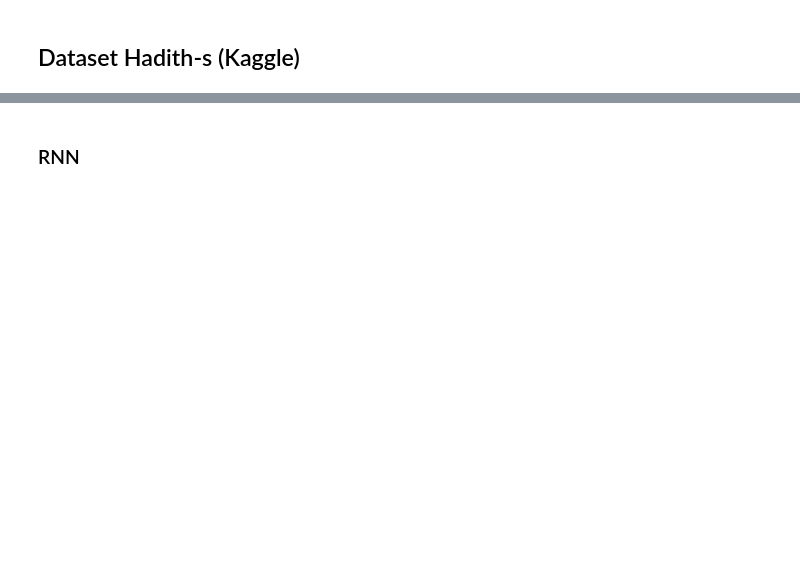
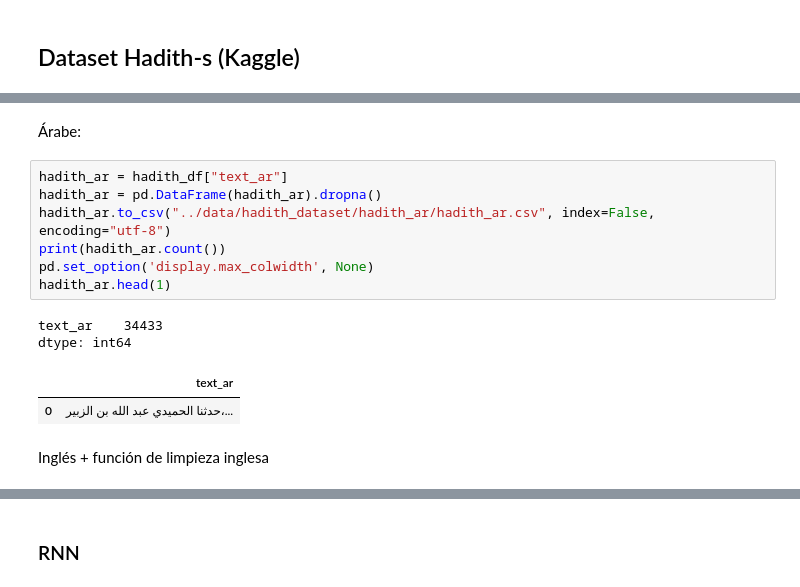
Before and after one commit to UnaiOlaiz/NLP-Group-Project, a Jupyter notebook: src/Entrega 4 Unai.ipynb, the cells around one changed output, grey strips where cells are left out. Cells and saved outputs as stored; diff of their text form; blank space fills up the shorter version.

```diff
--- a/src/Entrega 4 Unai.ipynb
+++ b/src/Entrega 4 Unai.ipynb
@@ -527,0 +798,16 @@ KeyboardInterrupt:
+# %% [markdown]
+Árabe:
+# %%
+hadith_ar = hadith_df["text_ar"]
+hadith_ar = pd.DataFrame(hadith_ar).dropna()
+hadith_ar.to_csv("../data/hadith_dataset/hadith_ar/hadith_ar.csv", index=False, encoding="utf-8")
+print(hadith_ar.count())
+pd.set_option('display.max_colwidth', None)
+hadith_ar.head(1)
+# %% [output]
+text_ar    34433
+dtype: int64
+|  | text_ar |
+| 0 | حدثنا الحميدي عبد الله بن الزبير،... |
+# %% [markdown]
+Inglés + función de limpieza inglesa
```
Also changed, not shown: parts of 46 cells of this notebook.
